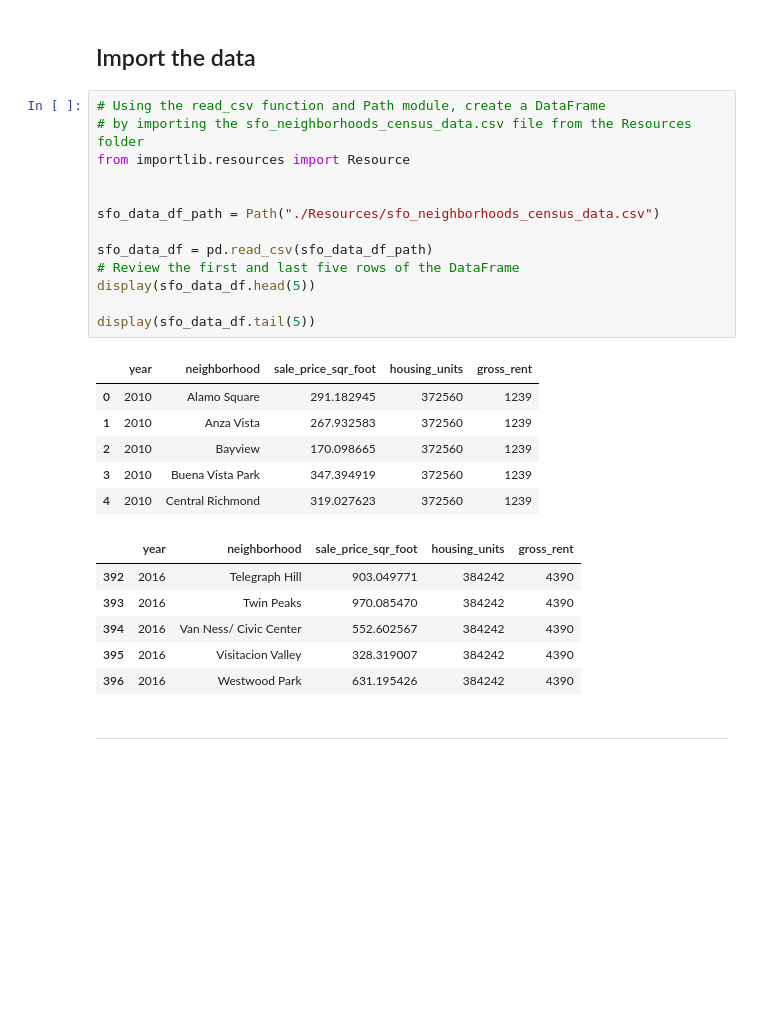
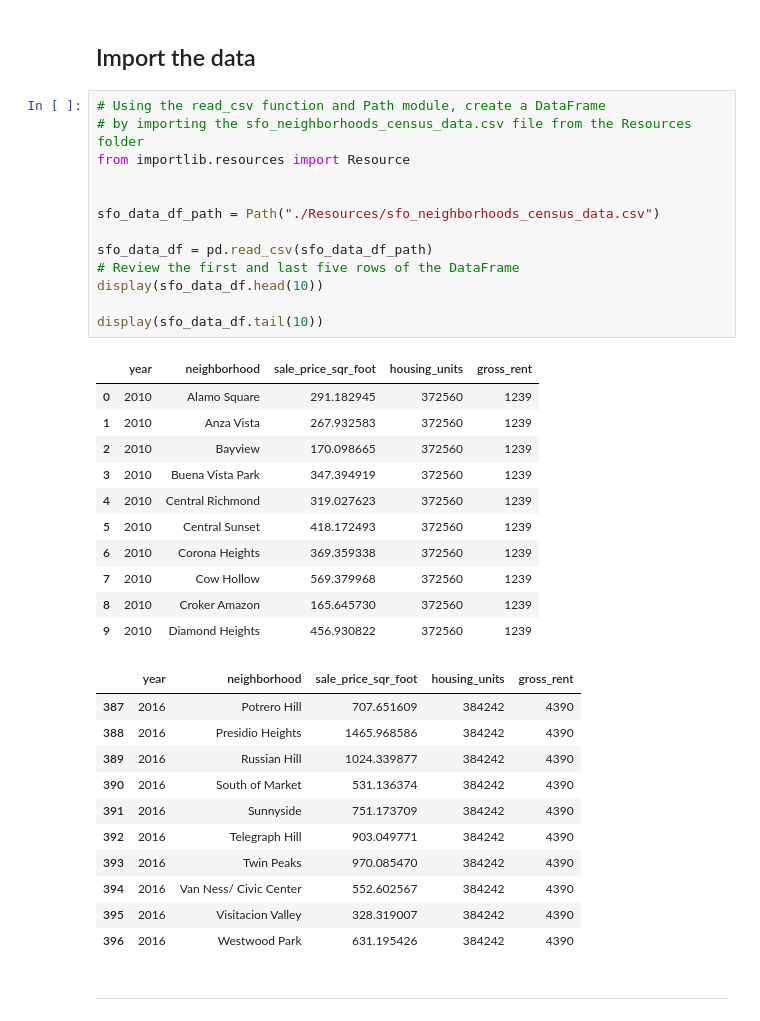
Before and after one commit to apakuki/FinTechBC-Homework-Unit6, a Jupyter notebook: Starter_Code/san_francisco_housing.ipynb, the cells around one changed output. Cells and saved outputs as stored; diff of their text form; blank space fills up the shorter version.

```diff
--- a/Starter_Code/san_francisco_housing.ipynb
+++ b/Starter_Code/san_francisco_housing.ipynb
@@ -130,24 +127,34 @@ from pathlib import Path
 # %%
 # Using the read_csv function and Path module, create a DataFrame
 # by importing the sfo_neighborhoods_census_data.csv file from the Resources folder
 from importlib.resources import Resource
 
 
 sfo_data_df_path = Path("./Resources/sfo_neighborhoods_census_data.csv")
 
 sfo_data_df = pd.read_csv(sfo_data_df_path)
 # Review the first and last five rows of the DataFrame
-display(sfo_data_df.head(5))
+display(sfo_data_df.head(10))
 
-display(sfo_data_df.tail(5))
+display(sfo_data_df.tail(10))
 # %% [output]
 |  | year | neighborhood | sale_price_sqr_foot | housing_units | gross_rent |
 | 0 | 2010 | Alamo Square | 291.182945 | 372560 | 1239 |
 | 1 | 2010 | Anza Vista | 267.932583 | 372560 | 1239 |
 | 2 | 2010 | Bayview | 170.098665 | 372560 | 1239 |
 | 3 | 2010 | Buena Vista Park | 347.394919 | 372560 | 1239 |
 | 4 | 2010 | Central Richmond | 319.027623 | 372560 | 1239 |
+| 5 | 2010 | Central Sunset | 418.172493 | 372560 | 1239 |
+| 6 | 2010 | Corona Heights | 369.359338 | 372560 | 1239 |
+| 7 | 2010 | Cow Hollow | 569.379968 | 372560 | 1239 |
+| 8 | 2010 | Croker Amazon | 165.645730 | 372560 | 1239 |
+| 9 | 2010 | Diamond Heights | 456.930822 | 372560 | 1239 |
 |  | year | neighborhood | sale_price_sqr_foot | housing_units | gross_rent |
+| 387 | 2016 | Potrero Hill | 707.651609 | 384242 | 4390 |
+| 388 | 2016 | Presidio Heights | 1465.968586 | 384242 | 4390 |
+| 389 | 2016 | Russian Hill | 1024.339877 | 384242 | 4390 |
+| 390 | 2016 | South of Market | 531.136374 | 384242 | 4390 |
+| 391 | 2016 | Sunnyside | 751.173709 | 384242 | 4390 |
 | 392 | 2016 | Telegraph Hill | 903.049771 | 384242 | 4390 |
 | 393 | 2016 | Twin Peaks | 970.085470 | 384242 | 4390 |
 | 394 | 2016 | Van Ness/ Civic Center | 552.602567 | 384242 | 4390 |
```
Also changed, not shown: parts of 2 cells of this notebook.
